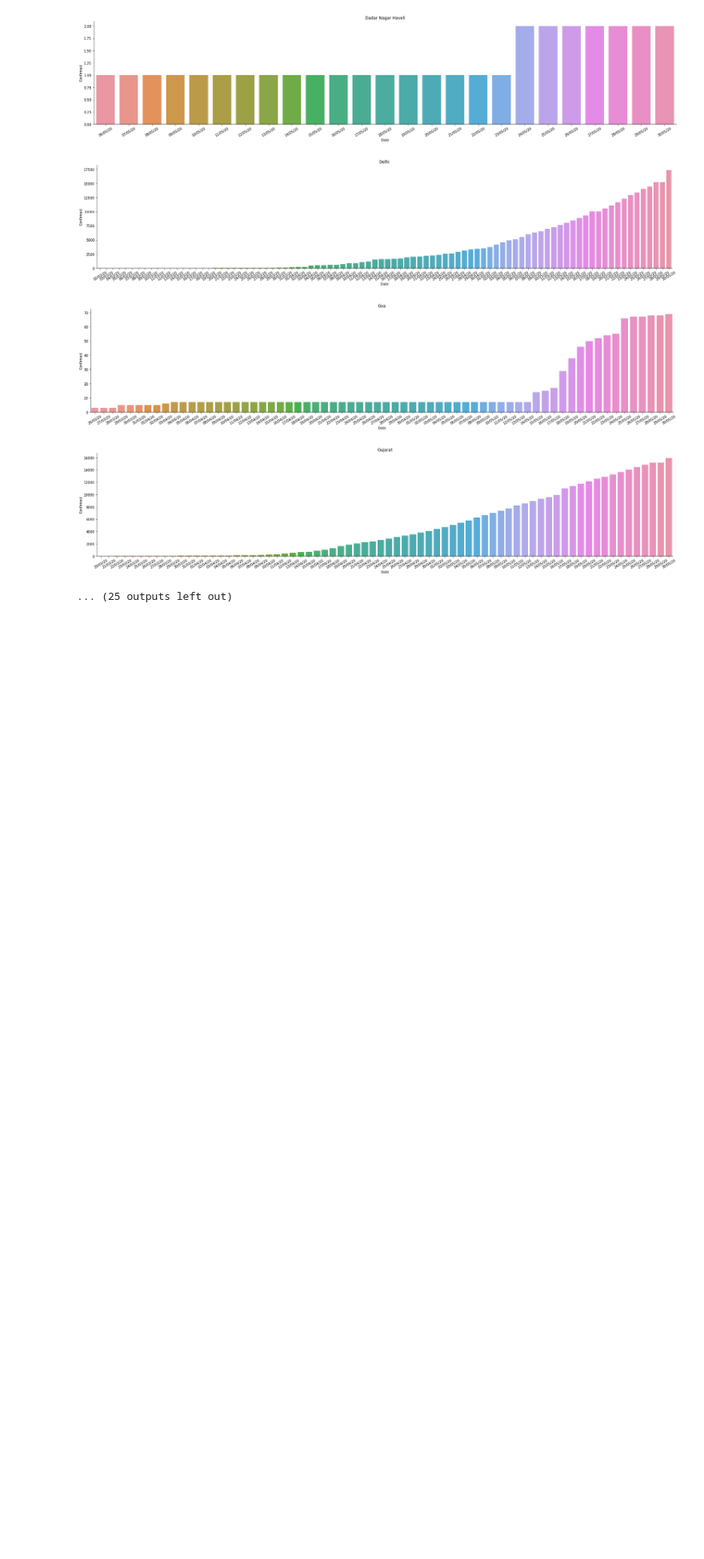
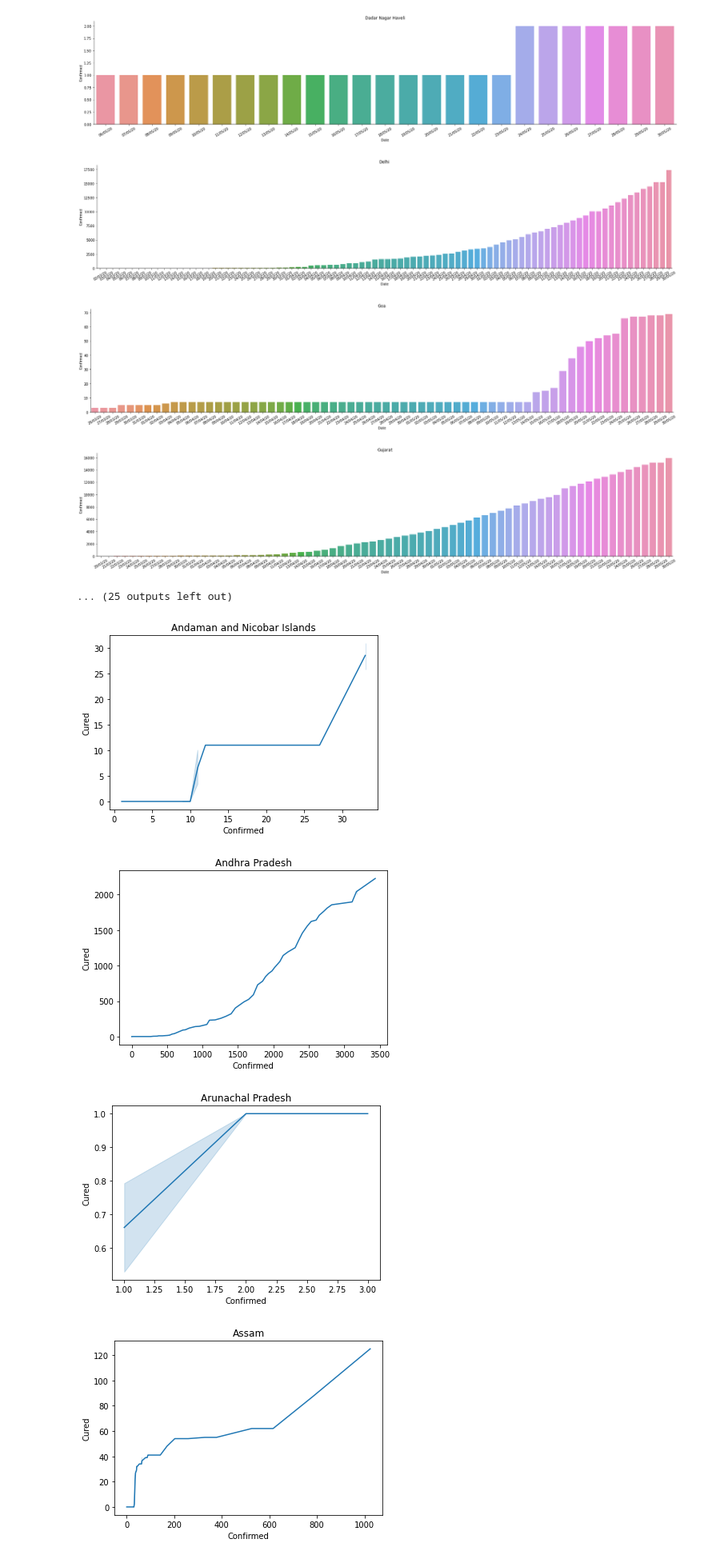
Before and after one commit to Amansingh1202/Data-Science_Practice, a Jupyter notebook: Covid_India_Analysis/India_Covid19_Analysis.ipynb, the cells around one changed output. Shown at 80% size. Cells and saved outputs as stored; diff of their text form; code cells hidden in the pictures; blank space fills up the shorter version.

Commit message:
added new graphs

```diff
--- a/Covid_India_Analysis/India_Covid19_Analysis.ipynb
+++ b/Covid_India_Analysis/India_Covid19_Analysis.ipynb
@@ -7,6 +7,7 @@ age_group = pd.read_csv('AgeGroupDetails.csv')
 corona_detail = pd.read_csv('covid_19_india.csv')
 hospital_beds = pd.read_csv('HospitalBedsIndia.csv')
 statewise_data = pd.read_csv('StatewiseTestingDetails.csv')
+corona_detail_grouped = corona_detail.groupby('State/UnionTerritory')
 corona_detail.head()
 # %% [output]
 |  | Sno | Date | Time | State/UnionTerritory | ConfirmedIndianNational | ConfirmedForeignNational | Cured | ... |
@@ -18,7 +19,7 @@ corona_detail.head()
 # %%
 for name,group in corona_detail_grouped:
     group.reset_index(drop = True,inplace=True)
-    g = sns.catplot(x='Date',y='Confirmed',aspect = 5,data=group,kind='bar').set(title = name)
+    g = sns.catplot(x='Date',y='Confirmed',aspect = 5,data=group,kind='bar',legend = 'brief').set(title = name)
     g.set_xticklabels(rotation=30)
 # %% [output]
 [figure]
@@ -34,3 +35,13 @@ for name,group in corona_detail_grouped:
 [figure]
 [figure]
 ... (25 outputs left out)
+# %%
+for name,group in corona_detail_grouped:
+    group.reset_index(drop = True,inplace=True)
+    g = sns.lineplot(x='Confirmed',y='Cured',legend = 'brief',data=group).set(title = name)
+    plt.show()
+# %% [output]
+[figure, added]
+[figure, added]
+[figure, added]
+[figure, added]
```
Also changed, not shown: parts of 2 cells of this notebook.
